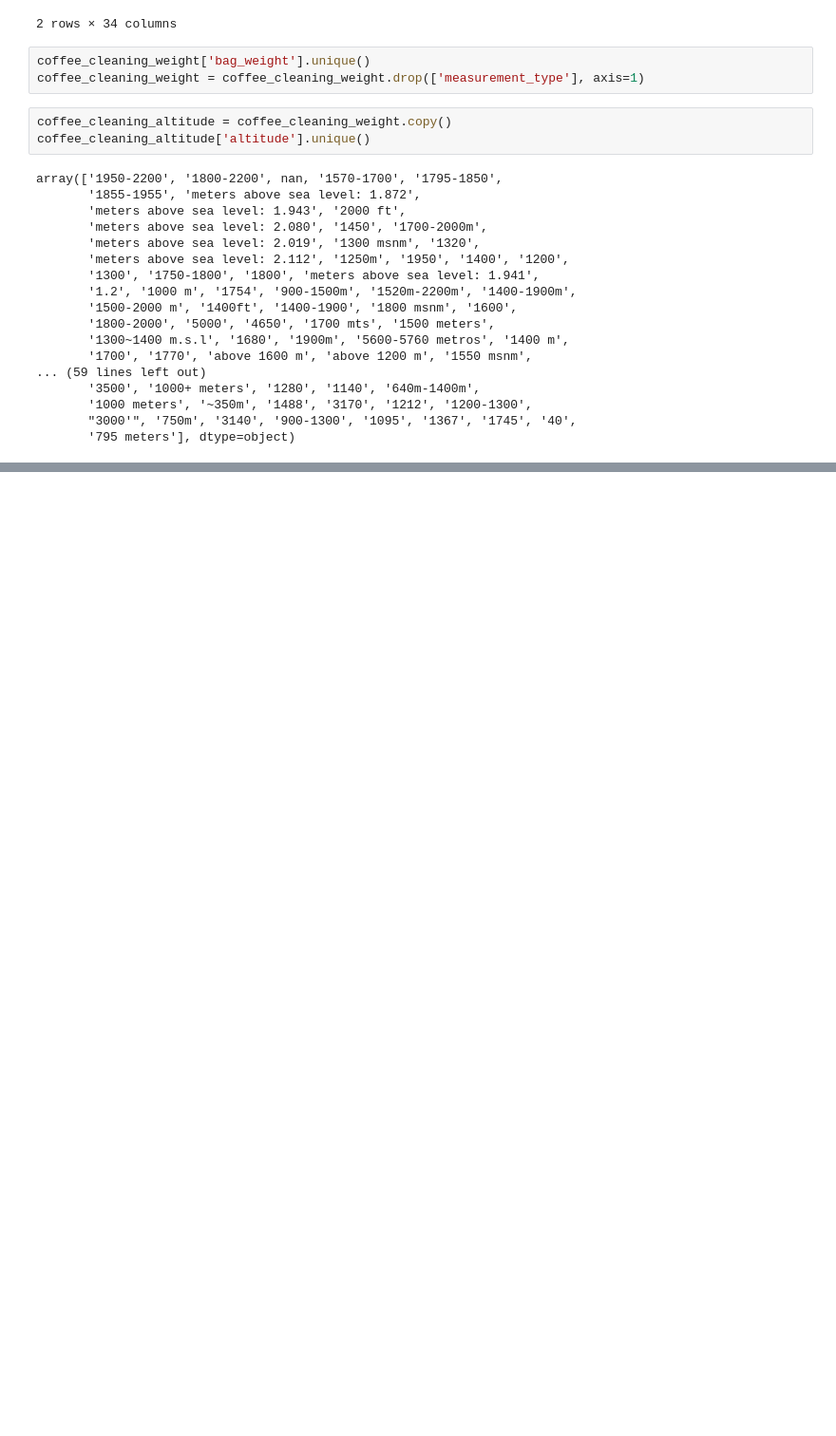
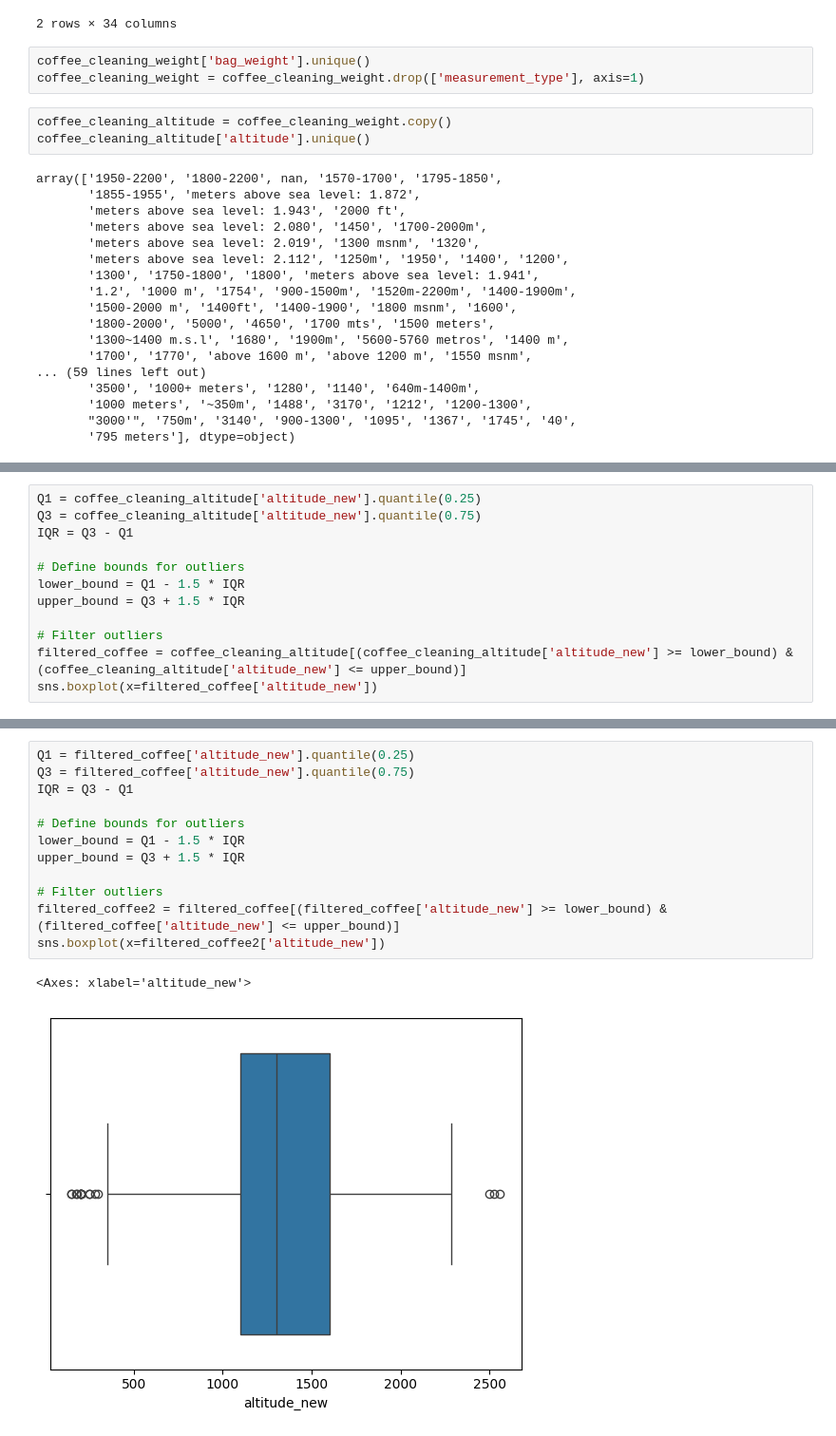
Before and after one commit to kevtr0801/ds_portfolio, a Jupyter notebook: coffee_ratings/coffee-ratings.ipynb, the cells around one changed output, grey strips where cells are left out. Shown: that part at 95% size. Cells and saved outputs as stored; diff of their text form; blank space fills up the shorter version.

```diff
--- a/coffee_ratings/coffee-ratings.ipynb
+++ b/coffee_ratings/coffee-ratings.ipynb
@@ -324,0 +281,12 @@ array(['1950-2200', '1800-2200', 'nan', '1570-1700', '1795-1850',
+# %%
+Q1 = coffee_cleaning_altitude['altitude_new'].quantile(0.25)
+Q3 = coffee_cleaning_altitude['altitude_new'].quantile(0.75)
+IQR = Q3 - Q1
+
+# Define bounds for outliers
+lower_bound = Q1 - 1.5 * IQR
+upper_bound = Q3 + 1.5 * IQR
+
+# Filter outliers
+filtered_coffee = coffee_cleaning_altitude[(coffee_cleaning_altitude['altitude_new'] >= lower_bound) & (coffee_cleaning_altitude['altitude_new'] <= upper_bound)]
+sns.boxplot(x=filtered_coffee['altitude_new'])
@@ -324,0 +307,15 @@ array(['1950-2200', '1800-2200', 'nan', '1570-1700', '1795-1850',
+# %%
+Q1 = filtered_coffee['altitude_new'].quantile(0.25)
+Q3 = filtered_coffee['altitude_new'].quantile(0.75)
+IQR = Q3 - Q1
+
+# Define bounds for outliers
+lower_bound = Q1 - 1.5 * IQR
+upper_bound = Q3 + 1.5 * IQR
+
+# Filter outliers
+filtered_coffee2 = filtered_coffee[(filtered_coffee['altitude_new'] >= lower_bound) & (filtered_coffee['altitude_new'] <= upper_bound)]
+sns.boxplot(x=filtered_coffee2['altitude_new'])
+# %% [output]
+<Axes: xlabel='altitude_new'>
+[figure, added]
```
Also changed, not shown: parts of 22 cells of this notebook.
